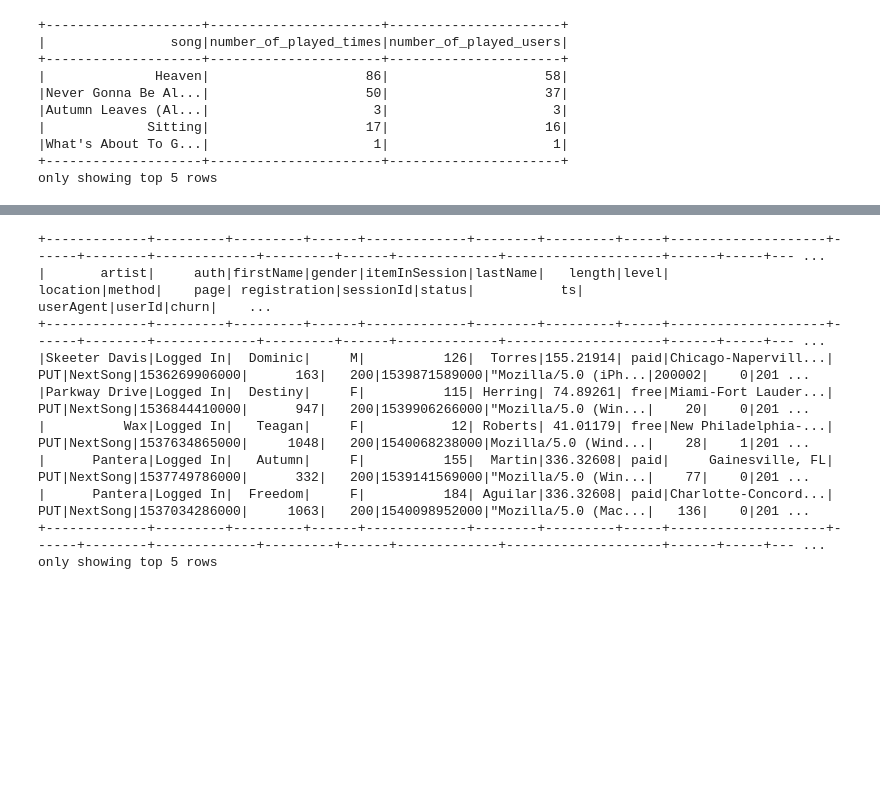
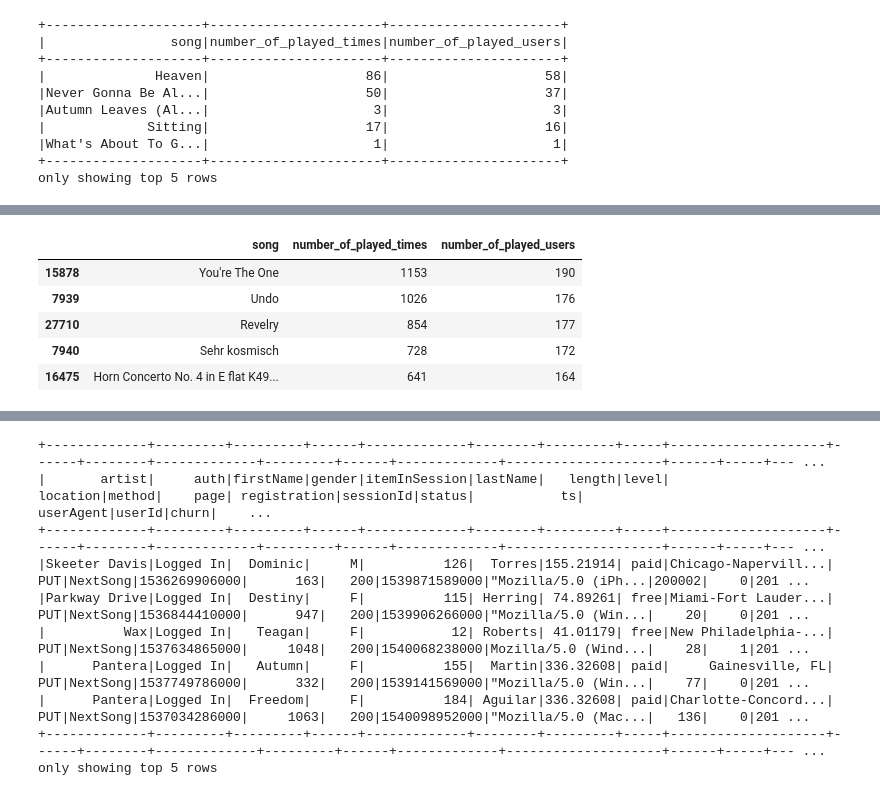
Before and after one commit to bing9/udacity_data_scientist_track_capstone_project, a Jupyter notebook: Sparkify.ipynb, the cells around one changed output, grey strips where cells are left out. Saved outputs shown, nothing was run; the diff lists cells and outputs as text; code cells hidden in the pictures; blank space fills up the shorter version.

```diff
--- a/Sparkify.ipynb
+++ b/Sparkify.ipynb
@@ -237,0 +258,11 @@ only showing top 5 rows
+# %%
+top_100_by_played_times = song_df.iloc[:99, :3]
+# %%
+top_100_by_played_times.head()
+# %% [output]
+|  | song | number_of_played_times | number_of_played_users |
+| 15878 | You're The One | 1153 | 190 |
+| 7939 | Undo | 1026 | 176 |
+| 27710 | Revelry | 854 | 177 |
+| 7940 | Sehr kosmisch | 728 | 172 |
+| 16475 | Horn Concerto No. 4 in E flat K49... | 641 | 164 |
```
Also changed, not shown: parts of 29 cells of this notebook, 4 other files.
